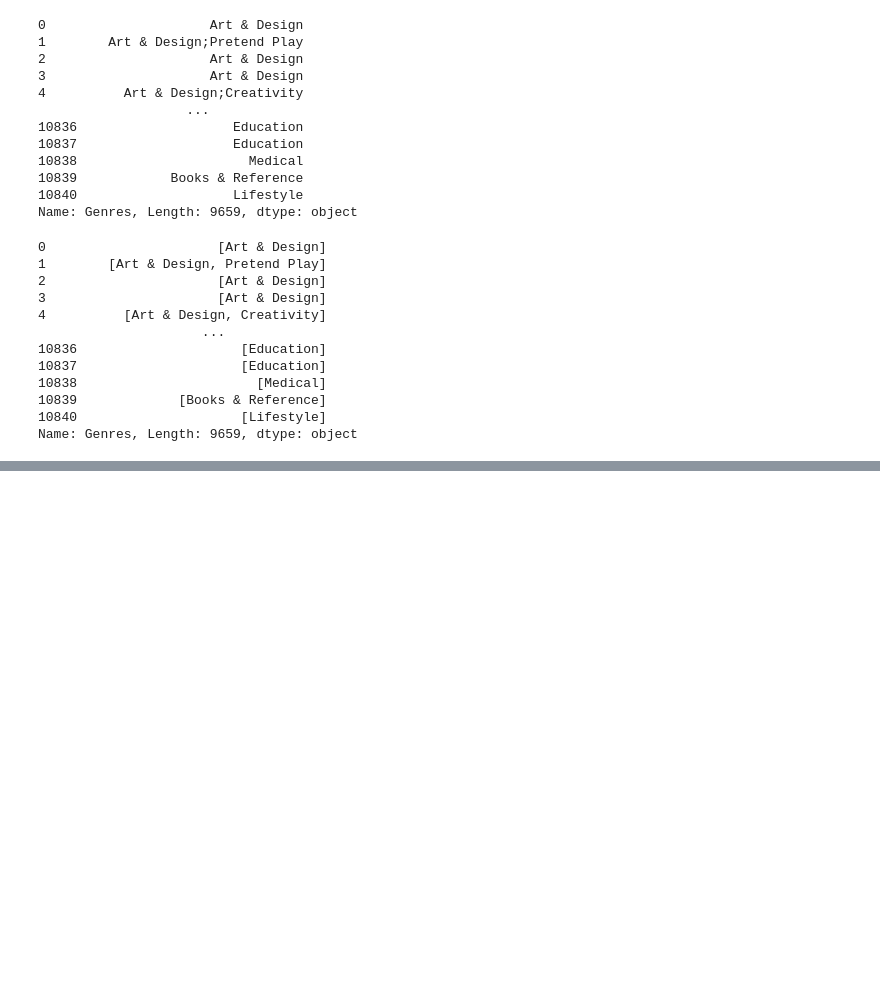
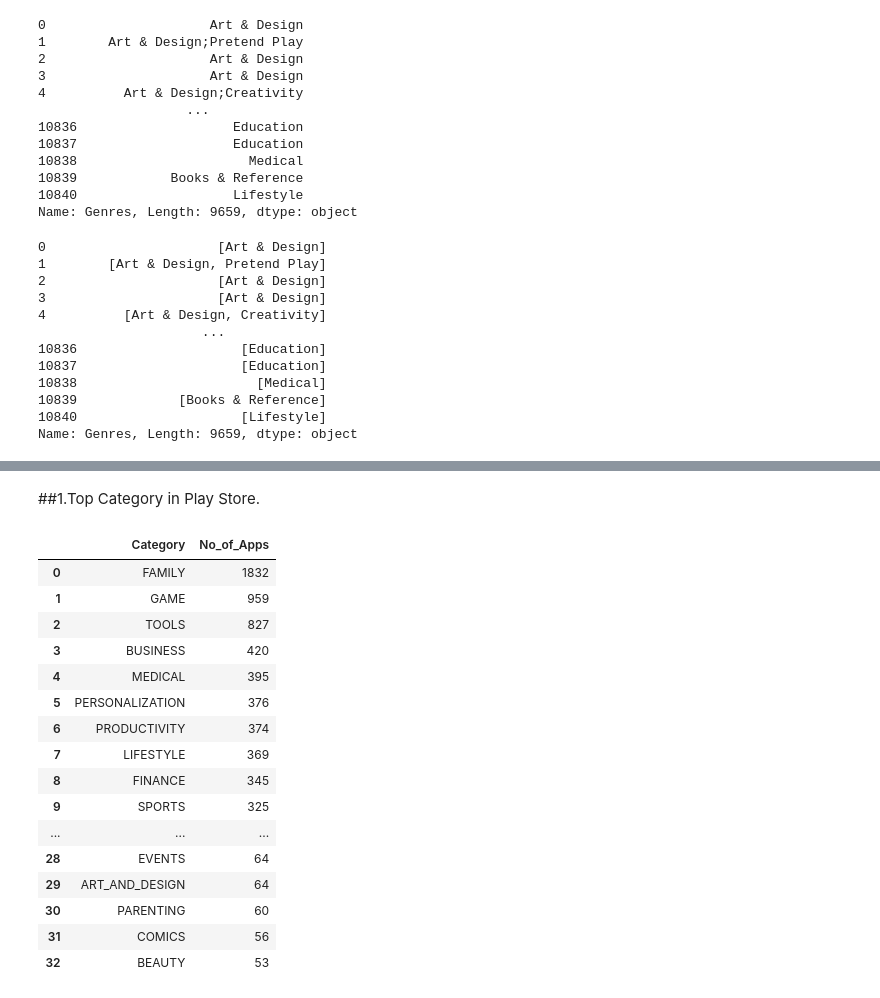
Before and after one commit to shubhamsartape/Play-Store-App-Review-Analysis---Capstone-Project, a Jupyter notebook: Shubham_Play_Store_App_Review_Analysis_Capstone_Project.ipynb, the cells around one changed output, grey strips where cells are left out. Drawn from its saved outputs; the diff is of its cells as text; code cells hidden in the pictures; blank space fills up the shorter version.

```diff
--- a/Shubham_Play_Store_App_Review_Analysis_Capstone_Project.ipynb
+++ b/Shubham_Play_Store_App_Review_Analysis_Capstone_Project.ipynb
@@ -413,0 +427,23 @@ Name: Genres, Length: 9659, dtype: object
+# %% [markdown]
+##1.Top Category in Play Store.
+# %%
+top_cat = data.groupby(['Category']).size().sort_values(ascending=False).reset_index(name='No_of_Apps')
+top_cat
+# %% [output]
+|  | Category | No_of_Apps |
+| 0 | FAMILY | 1832 |
+| 1 | GAME | 959 |
+| 2 | TOOLS | 827 |
+| 3 | BUSINESS | 420 |
+| 4 | MEDICAL | 395 |
+| 5 | PERSONALIZATION | 376 |
+| 6 | PRODUCTIVITY | 374 |
+| 7 | LIFESTYLE | 369 |
+| 8 | FINANCE | 345 |
+| 9 | SPORTS | 325 |
+| ... | ... | ... |
+| 28 | EVENTS | 64 |
+| 29 | ART_AND_DESIGN | 64 |
+| 30 | PARENTING | 60 |
+| 31 | COMICS | 56 |
+| 32 | BEAUTY | 53 |
```
Also changed, not shown: parts of 27 cells of this notebook.
